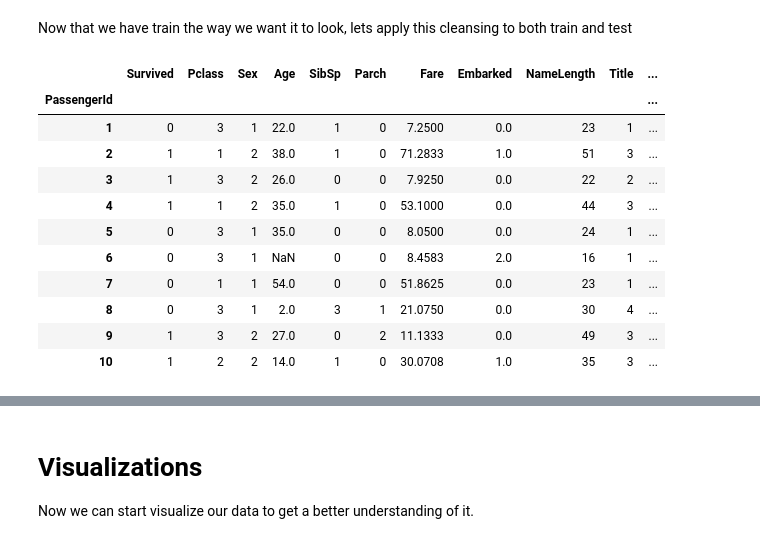
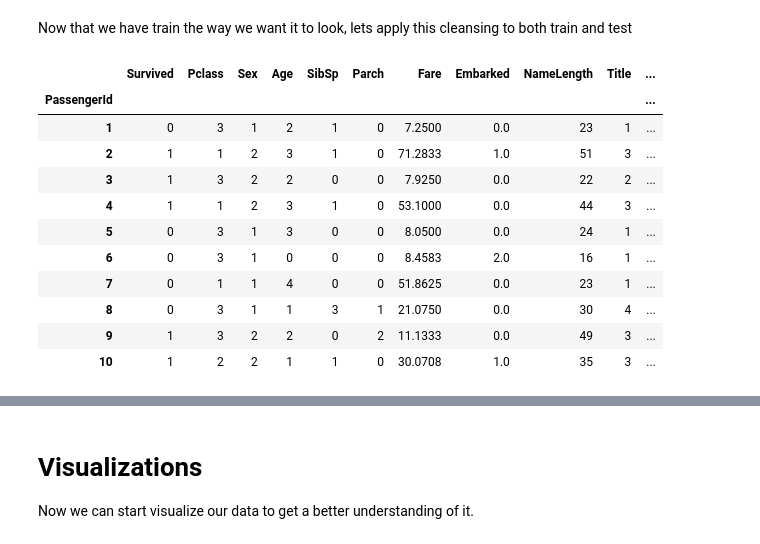
Before and after one commit to danjpark/python-titanic, a Jupyter notebook: TitanicDataDiscoveryTransformation.ipynb, the cells around one changed output, grey strips where cells are left out. Saved outputs shown, nothing was run; the diff lists cells and outputs as text; code cells hidden in the pictures.

```diff
--- a/TitanicDataDiscoveryTransformation.ipynb
+++ b/TitanicDataDiscoveryTransformation.ipynb
@@ -323,0 +267,17 @@ http://pandas.pydata.org/pandas-docs/stable/indexing.html#deprecate-loc-reindex-
+# %%
+def age_buckets(age):
+    if age <= 18:
+        return 1
+    elif age > 18 and age <= 32:
+        return 2
+    elif age > 32 and age <= 48:
+        return 3
+    elif age > 48 and age <= 60:
+        return 4
+    elif age > 60:
+        return 5
+    else:
+        return 0
+
+train['Age'] = train['Age'].map(age_buckets)
+train.head(10)
@@ -335,42 +340,44 @@ fullData = [train, test]
 # Remember, because our training set and test set
 # are in separate df's we have to iterate thru fullData
 # and apply all our changes from training into test
 # right now, we are doing that for train but we have to go
 # back and do it for all the iterators in fullData
 
 # when you iterate thru a list and change the iterator
 # it does not change the actual list so we use enumerate
 # to pass the index and value and use those
 
 for idx, val in enumerate(fullData):
     fullData[idx]['NameLength'] = val['Name'].apply(len)
     fullData[idx]['Title'] = val['Name'].apply(get_title)
     fullData[idx]['Title'] = val['Title'].replace(['Lady', 'Countess', 'Capt', 'Col','Don', 'Dr', 'Major', 'Rev','Sir', 'Jonkheer', 'Dona'],
                                                   'Rare')
     fullData[idx]['Title'] = val['Title'].replace(['Mlle','Ms'], 'Miss')
     fullData[idx]['Title'] = val['Title'].replace(['Mme'], 'Mrs')
-    fullData[idx]["Title"] = train["Title"].map({"Mr": 1, "Miss": 2, "Mrs" : 3, "Master" : 4, "Rare" : 5})
-    fullData[idx]["Title"] = train["Title"].fillna(0)
+    fullData[idx]["Title"] = val["Title"].map({"Mr": 1, "Miss": 2, "Mrs" : 3, "Master" : 4, "Rare" : 5})
+    fullData[idx]["Title"] = val["Title"].fillna(0)
     fullData[idx]['Sex'] = val['Sex'].map({'male':1, 'female':2})
     fullData[idx]['HasCabin'] = val["Cabin"].apply(lambda x: 0 if type(x) == float else 1)
     fullData[idx]['Embarked'] = val['Embarked'].map( {'S': 0, 'C': 1, 'Q': 2} )
     fullData[idx] = val.drop(columns=['Cabin', 'Ticket', 'Name'])
 
+    fullData[idx]['Age'] = val['Age'].map(age_buckets)
+    fullData[idx]['Embarked'] = val['Embarked'].fillna(0)
 
 train, test = fullData
 
 # Then let's take a look at it!
 train.head(10)
 # %% [output]
 |  | Survived | Pclass | Sex | Age | SibSp | Parch | Fare | Embarked | NameLength | Title | ... |
 | PassengerId |  |  |  |  |  |  |  |  |  |  | ... |
-| 1 | 0 | 3 | 1 | 22.0 | 1 | 0 | 7.2500 | 0.0 | 23 | 1 | ... |
-| 2 | 1 | 1 | 2 | 38.0 | 1 | 0 | 71.2833 | 1.0 | 51 | 3 | ... |
-| 3 | 1 | 3 | 2 | 26.0 | 0 | 0 | 7.9250 | 0.0 | 22 | 2 | ... |
-| 4 | 1 | 1 | 2 | 35.0 | 1 | 0 | 53.1000 | 0.0 | 44 | 3 | ... |
-| 5 | 0 | 3 | 1 | 35.0 | 0 | 0 | 8.0500 | 0.0 | 24 | 1 | ... |
-| 6 | 0 | 3 | 1 | NaN | 0 | 0 | 8.4583 | 2.0 | 16 | 1 | ... |
-| 7 | 0 | 1 | 1 | 54.0 | 0 | 0 | 51.8625 | 0.0 | 23 | 1 | ... |
-| 8 | 0 | 3 | 1 | 2.0 | 3 | 1 | 21.0750 | 0.0 | 30 | 4 | ... |
-| 9 | 1 | 3 | 2 | 27.0 | 0 | 2 | 11.1333 | 0.0 | 49 | 3 | ... |
-| 10 | 1 | 2 | 2 | 14.0 | 1 | 0 | 30.0708 | 1.0 | 35 | 3 | ... |
+| 1 | 0 | 3 | 1 | 2 | 1 | 0 | 7.2500 | 0.0 | 23 | 1 | ... |
+| 2 | 1 | 1 | 2 | 3 | 1 | 0 | 71.2833 | 1.0 | 51 | 3 | ... |
+| 3 | 1 | 3 | 2 | 2 | 0 | 0 | 7.9250 | 0.0 | 22 | 2 | ... |
+| 4 | 1 | 1 | 2 | 3 | 1 | 0 | 53.1000 | 0.0 | 44 | 3 | ... |
+| 5 | 0 | 3 | 1 | 3 | 0 | 0 | 8.0500 | 0.0 | 24 | 1 | ... |
+| 6 | 0 | 3 | 1 | 0 | 0 | 0 | 8.4583 | 2.0 | 16 | 1 | ... |
+| 7 | 0 | 1 | 1 | 4 | 0 | 0 | 51.8625 | 0.0 | 23 | 1 | ... |
+| 8 | 0 | 3 | 1 | 1 | 3 | 1 | 21.0750 | 0.0 | 30 | 4 | ... |
+| 9 | 1 | 3 | 2 | 2 | 0 | 2 | 11.1333 | 0.0 | 49 | 3 | ... |
+| 10 | 1 | 2 | 2 | 1 | 1 | 0 | 30.0708 | 1.0 | 35 | 3 | ... |
```
Also changed, not shown: parts of 13 cells of this notebook.
